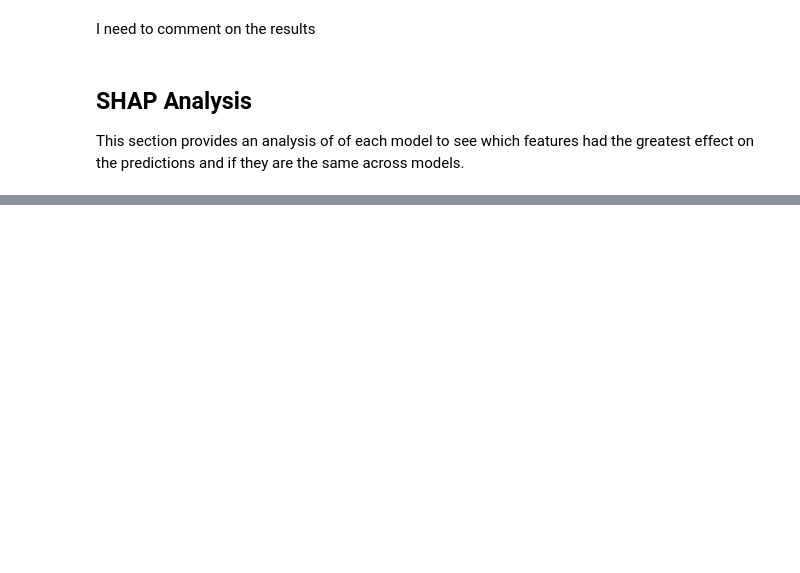
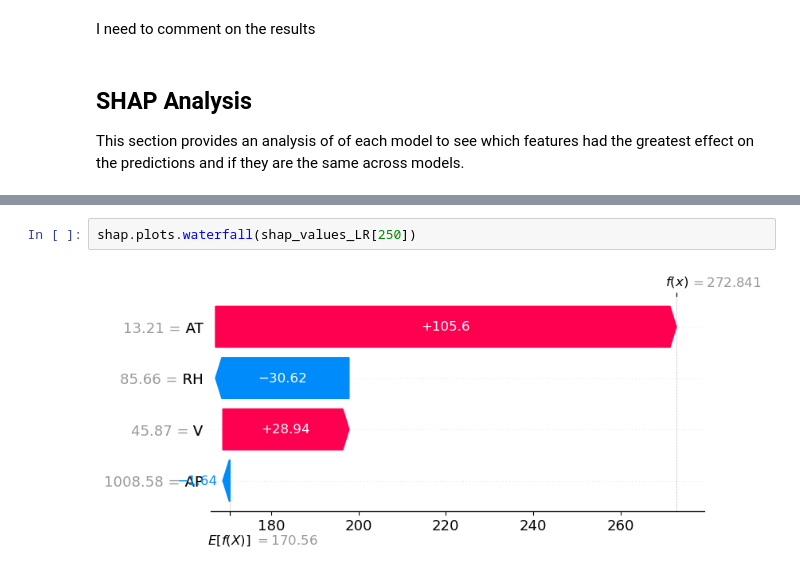
Before and after one commit to cmurray4492/ml_projects, a Jupyter notebook: CCPP_Analysis.ipynb, the cells around one changed output, grey strips where cells are left out. Saved outputs shown, nothing was run; the diff lists cells and outputs as text; blank space fills up the shorter version.

```diff
--- a/CCPP_Analysis.ipynb
+++ b/CCPP_Analysis.ipynb
@@ -545,0 +590,4 @@ This section provides an analysis of of each model to see which features had the
+# %%
+shap.plots.waterfall(shap_values_LR[250])
+# %% [output]
+[figure, added]
```
Also changed, not shown: parts of 21 cells of this notebook.
